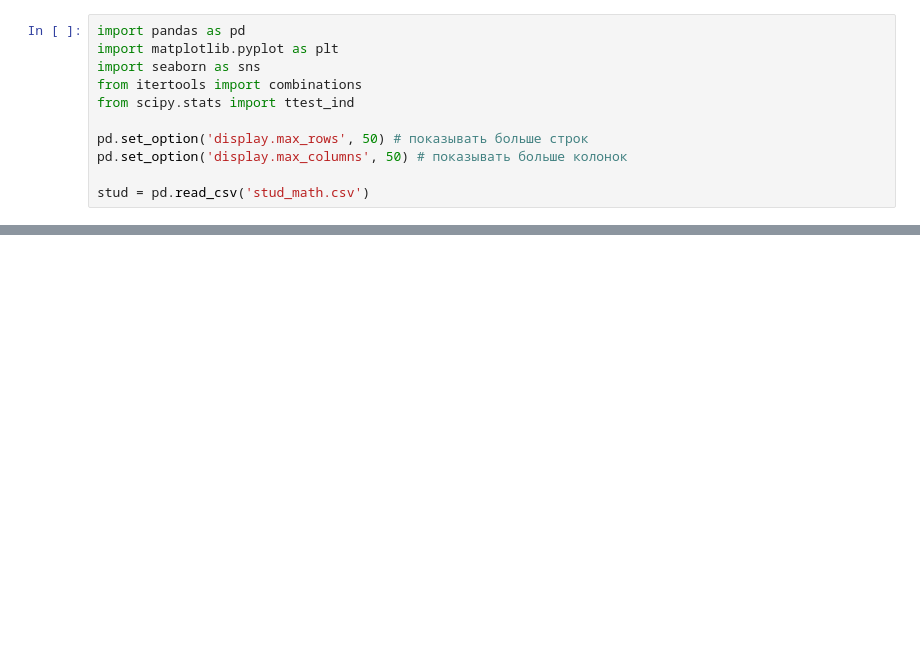
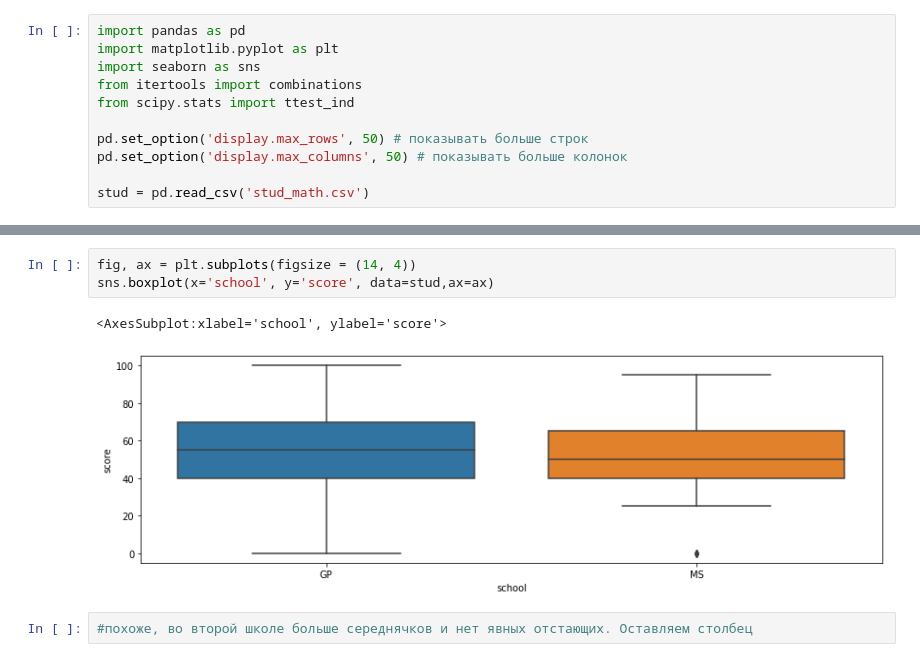
Before and after one commit to YuriPesnya/module_2, a Jupyter notebook: YuriPesnya_module2.ipynb, the cells around one changed output, grey strips where cells are left out. Cells and saved outputs as stored; diff of their text form; blank space fills up the shorter version.

```diff
--- a/YuriPesnya_module2.ipynb
+++ b/YuriPesnya_module2.ipynb
@@ -62,0 +97,8 @@ Name: Fjob, dtype: int64
+# %%
+fig, ax = plt.subplots(figsize = (14, 4))
+sns.boxplot(x='school', y='score', data=stud,ax=ax)
+# %% [output]
+<AxesSubplot:xlabel='school', ylabel='score'>
+[figure, added]
+# %%
+#похоже, во второй школе больше середнячков и нет явных отстающих. Оставляем столбец
```
Also changed, not shown: parts of 61 cells of this notebook, 2 other files.
